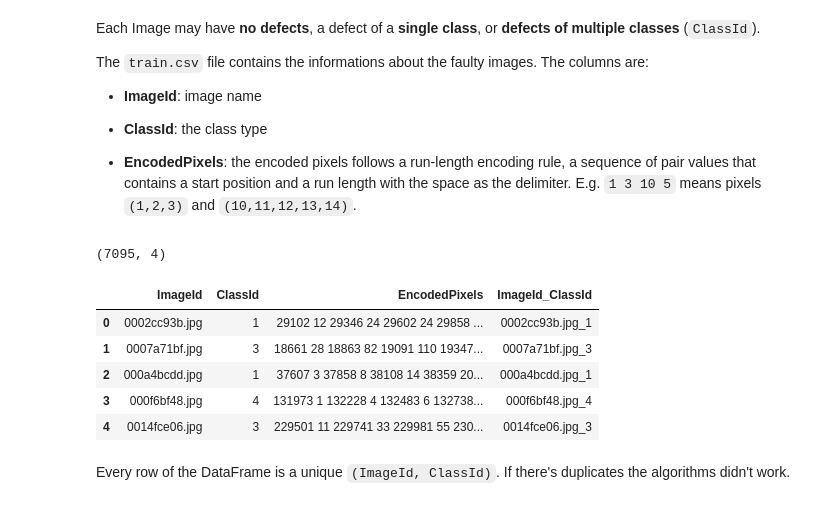
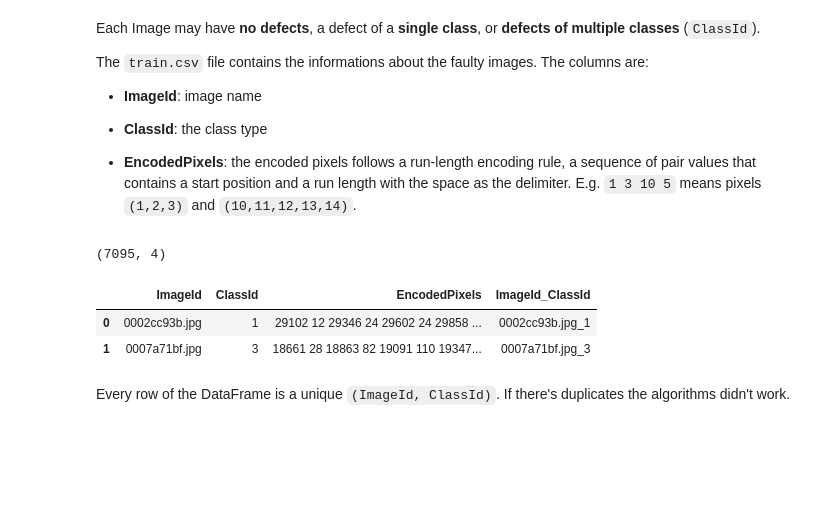
Before and after one commit to marcomatteo/steel_segmentation, a Jupyter notebook: 00_core.ipynb, the cells around one changed output. Drawn from its saved outputs; the diff is of its cells as text; code cells hidden in the pictures; blank space fills up the shorter version.

```diff
--- a/00_core.ipynb
+++ b/00_core.ipynb
@@ -58,8 +50,10 @@ The files in detail:
 - **sample_submission.csv** - a sample submission file in the correct format; note, each `ImageId` 4 rows, one for each of the 4 defect classes
 # %%
 #export
-train_path, test_path = path/"train_images", path/"test_images"
-train_pfiles, test_pfiles = get_image_files(train_path), get_image_files(test_path)
+train_path = path/"train_images"
+test_path  = path/"test_images"
+train_pfiles = get_image_files(train_path)
+test_pfiles  = get_image_files(test_path)
 # %%
 test_pfiles
 # %% [output]
@@ -118,15 +112,12 @@ train = get_train_df(only_faulty=True)
 assert isinstance(train, pd.DataFrame)
 # %%
 print(train.shape)
-train.head()
+train.head(2)
 # %% [output]
 (7095, 4)
 |  | ImageId | ClassId | EncodedPixels | ImageId_ClassId |
 | 0 | 0002cc93b.jpg | 1 | 29102 12 29346 24 29602 24 29858 ... | 0002cc93b.jpg_1 |
 | 1 | 0007a71bf.jpg | 3 | 18661 28 18863 82 19091 110 19347... | 0007a71bf.jpg_3 |
-| 2 | 000a4bcdd.jpg | 1 | 37607 3 37858 8 38108 14 38359 20... | 000a4bcdd.jpg_1 |
-| 3 | 000f6bf48.jpg | 4 | 131973 1 132228 4 132483 6 132738... | 000f6bf48.jpg_4 |
-| 4 | 0014fce06.jpg | 3 | 229501 11 229741 33 229981 55 230... | 0014fce06.jpg_3 |
 # %% [markdown]
 Every row of the DataFrame is a unique `(ImageId, ClassId)`. If there's duplicates the algorithms didn't work.
 # %%
```
Also changed, not shown: parts of 4 cells of this notebook, 11 other files.
